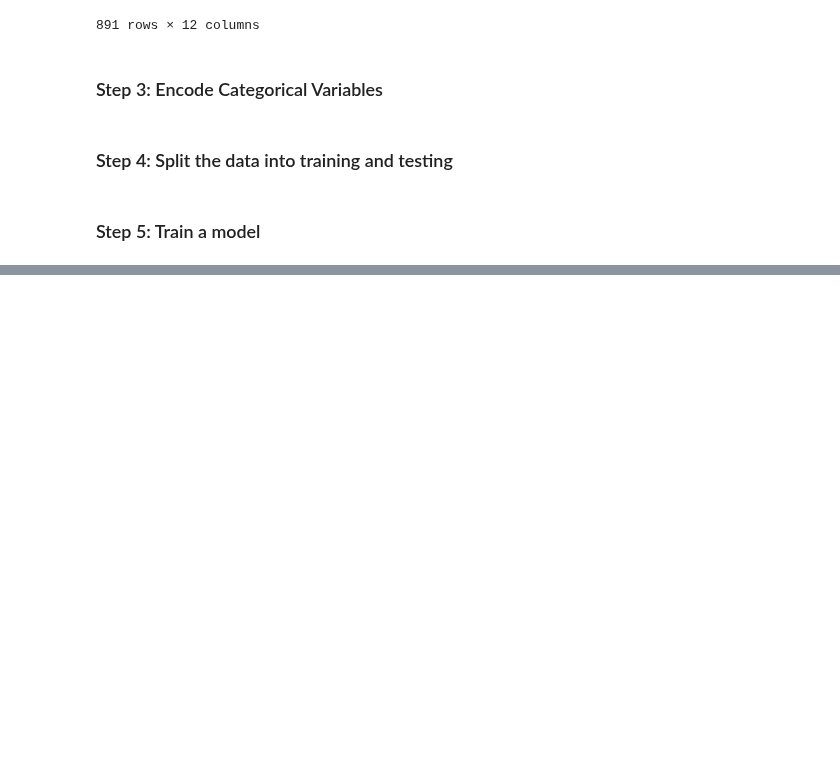
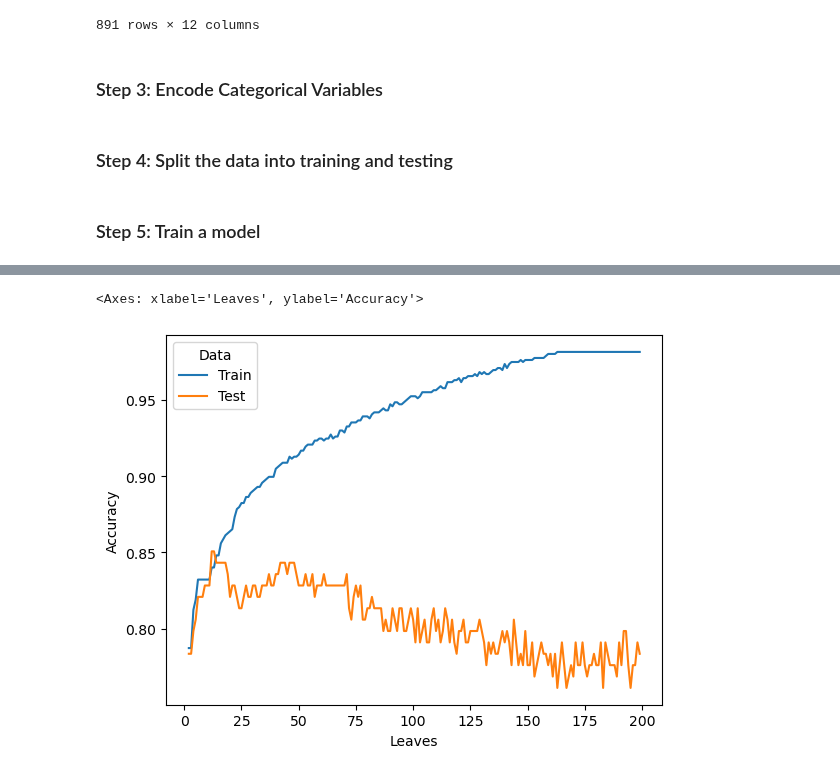
Before and after one commit to bryantstats/math460, a Jupyter notebook: python/fa23/classification_tree_fall24.ipynb, the cells around one changed output, grey strips where cells are left out. Saved outputs shown, nothing was run; the diff lists cells and outputs as text; code cells hidden in the pictures; blank space fills up the shorter version.

```diff
--- a/python/fa23/classification_tree_fall24.ipynb
+++ b/python/fa23/classification_tree_fall24.ipynb
@@ -137,6 +137,6 @@ x_train,x_test,y_train,y_test=train_test_split(X,y,test_size=0.15)
 # Create a decision tree and train
 from sklearn.tree import DecisionTreeClassifier
 
-tree1 = DecisionTreeClassifier(criterion='gini', max_leaf_nodes=5)
+tree1 = DecisionTreeClassifier(criterion='gini', max_leaf_nodes=7)
 tree1.fit(x_train, y_train)
 # %% [output]
@@ -160,0 +183,13 @@ graph
+# %%
+import warnings
+warnings.filterwarnings("ignore")
+
+
+# Decide what hyperparameter to tune then decide the searching range
+param_grid = {'max_leaf_nodes': range(2,10),
+              'criterion':['gini', 'entropy']}
+
+# Create a list of trees
+from sklearn.model_selection import GridSearchCV
+tree2 = GridSearchCV(DecisionTreeClassifier(), param_grid, cv = 5)
+tree2.fit(x_train, y_train)
@@ -160,0 +244,27 @@ graph
+# %%
+criterion = ['entropy', 'gini']
+max_leaf_nodes = range(2, 200)
+
+#erros_plot = function(criterion, )
+
+rs = pd.DataFrame(columns = ['Criterion','Leaves', 'Data','Accuracy'])
+
+for criterion1 in criterion:
+    for max_leaf_nodes1 in max_leaf_nodes:
+        tree1 = DecisionTreeClassifier(criterion=criterion1, max_leaf_nodes=max_leaf_nodes1)
+        tree1.fit(x_train, y_train)
+        new_row={'Criterion':criterion1,'Leaves':max_leaf_nodes1, 'Data':'Train','Accuracy':tree1.score(x_train, y_train)}
+
+        rs = pd.concat([rs, pd.DataFrame([new_row])], ignore_index=True)
+
+
+        new_row={'Criterion':criterion1,'Leaves':max_leaf_nodes1, 'Data':'Test','Accuracy':tree1.score(x_test, y_test)}
+        rs = pd.concat([rs, pd.DataFrame([new_row])], ignore_index=True)
+# %%
+# Plot the training and testing accuracy of the model when criterion = gini
+import seaborn as sns
+rs_gini = rs[rs['Criterion']=='gini']
+sns.lineplot(data=rs_gini, y="Accuracy", x="Leaves", hue='Data', ci=None)
+# %% [output]
+<Axes: xlabel='Leaves', ylabel='Accuracy'>
+[figure, added]
```
Also changed, not shown: parts of 6 cells of this notebook, 8 other files.
